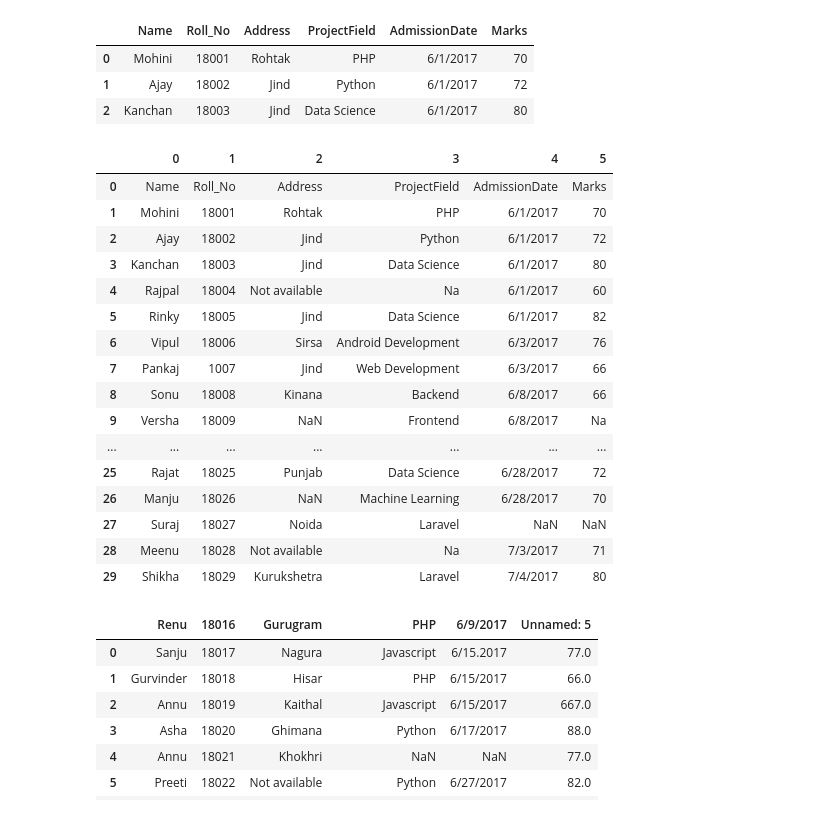
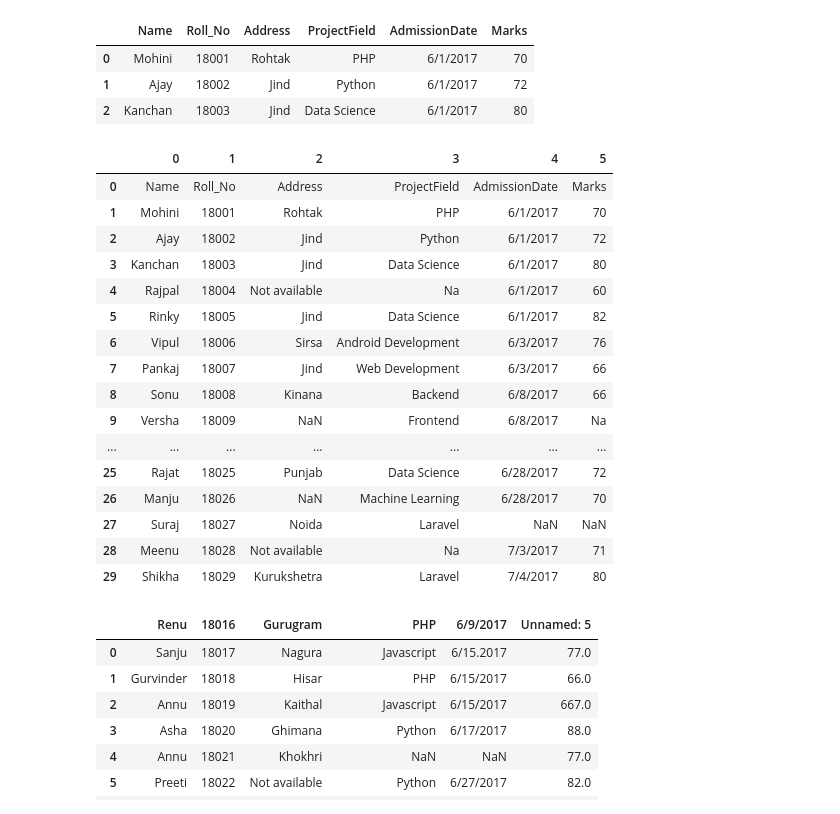
Before and after one commit to BooraAnnu/Pandas, a Jupyter notebook: CSV.ipynb, the cells around one changed output. Cells and saved outputs as stored; diff of their text form; code cells hidden in the pictures.

```diff
--- a/CSV.ipynb
+++ b/CSV.ipynb
@@ -115,19 +118,19 @@ dframe
 | 1 | Ajay | 18002 | Jind | Python | 6/1/2017 | 72 |
 | 2 | Kanchan | 18003 | Jind | Data Science | 6/1/2017 | 80 |
 # %%
-dframe= read_csv("Students_data.csv", header=None)   # set columns names as integer values
+new_df= read_csv("Students_data.csv", header=None)   # set columns names as integer values
 
-dframe
+new_df
 # %% [output]
 |  | 0 | 1 | 2 | 3 | 4 | 5 |
 | 0 | Name | Roll_No | Address | ProjectField | AdmissionDate | Marks |
 | 1 | Mohini | 18001 | Rohtak | PHP | 6/1/2017 | 70 |
 | 2 | Ajay | 18002 | Jind | Python | 6/1/2017 | 72 |
 | 3 | Kanchan | 18003 | Jind | Data Science | 6/1/2017 | 80 |
 | 4 | Rajpal | 18004 | Not available | Na | 6/1/2017 | 60 |
 | 5 | Rinky | 18005 | Jind | Data Science | 6/1/2017 | 82 |
 | 6 | Vipul | 18006 | Sirsa | Android Development | 6/3/2017 | 76 |
-| 7 | Pankaj | 1007 | Jind | Web Development | 6/3/2017 | 66 |
+| 7 | Pankaj | 18007 | Jind | Web Development | 6/3/2017 | 66 |
 | 8 | Sonu | 18008 | Kinana | Backend | 6/8/2017 | 66 |
 | 9 | Versha | 18009 | NaN | Frontend | 6/8/2017 | Na |
 | ... | ... | ... | ... | ... | ... | ... |
```
Also changed, not shown: parts of 24 cells of this notebook.
